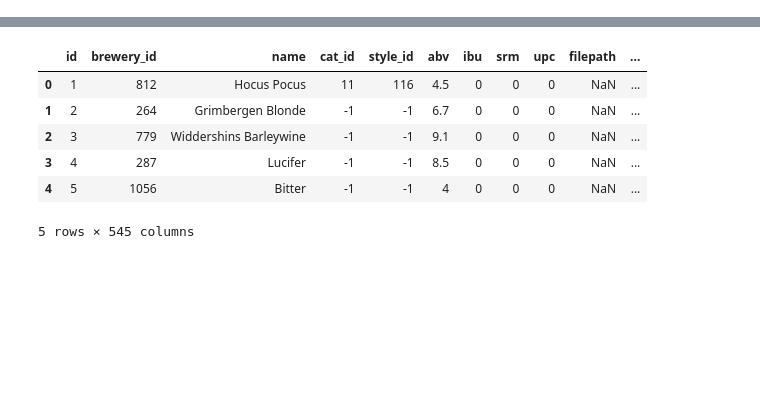
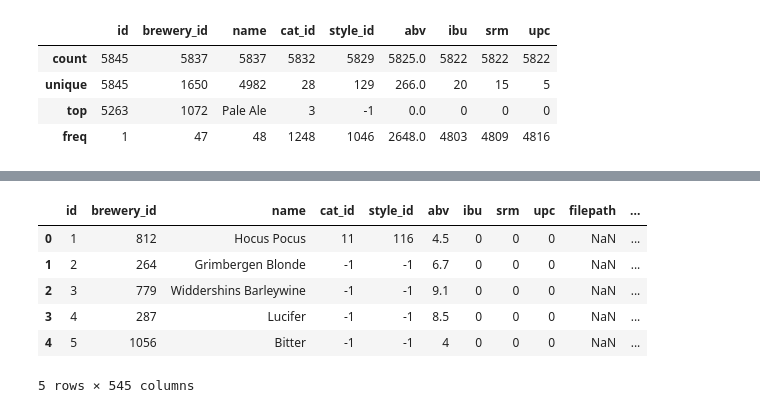
Before and after one commit to lisaweinzierl/Streamingprocessing_Python_Kafka, a Jupyter notebook: Excersise_OpenBeer.ipynb, the cells around one changed output, grey strips where cells are left out. Saved outputs shown, nothing was run; the diff lists cells and outputs as text; code cells hidden in the pictures; blank space fills up the shorter version.

```diff
--- a/Excersise_OpenBeer.ipynb
+++ b/Excersise_OpenBeer.ipynb
@@ -26,0 +33,8 @@ data.head()
+# %%
+data.describe()
+# %% [output]
+|  | id | brewery_id | name | cat_id | style_id | abv | ibu | srm | upc |
+| count | 5845 | 5837 | 5837 | 5832 | 5829 | 5825.0 | 5822 | 5822 | 5822 |
+| unique | 5845 | 1650 | 4982 | 28 | 129 | 266.0 | 20 | 15 | 5 |
+| top | 5263 | 1072 | Pale Ale | 3 | -1 | 0.0 | 0 | 0 | 0 |
+| freq | 1 | 47 | 48 | 1248 | 1046 | 2648.0 | 4803 | 4809 | 4816 |
```
Also changed, not shown: parts of 7 cells of this notebook.
